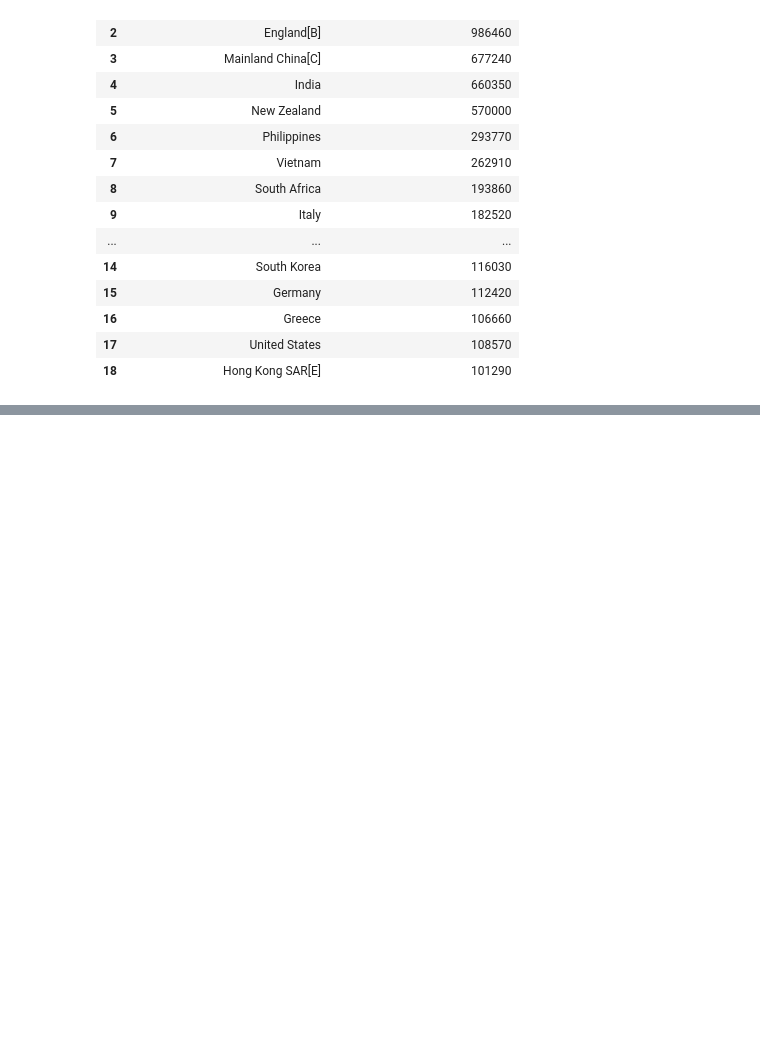
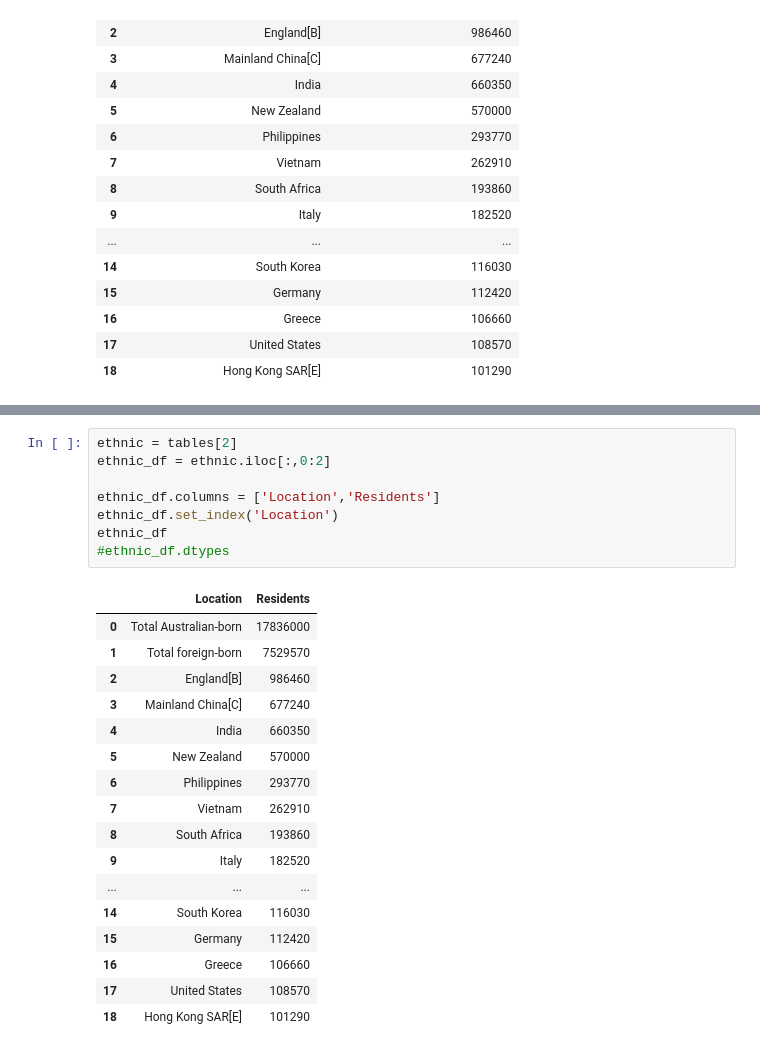
Before and after one commit to stepheng123/Project_Take2, a Jupyter notebook: scraping_pandas.ipynb, the cells around one changed output, grey strips where cells are left out. Drawn from its saved outputs; the diff is of its cells as text; blank space fills up the shorter version.

```diff
--- a/scraping_pandas.ipynb
+++ b/scraping_pandas.ipynb
@@ -128,0 +182,26 @@ tables[1]
+# %%
+ethnic = tables[2]
+ethnic_df = ethnic.iloc[:,0:2]
+
+ethnic_df.columns = ['Location','Residents']
+ethnic_df.set_index('Location')
+ethnic_df
+#ethnic_df.dtypes
+# %% [output]
+|  | Location | Residents |
+| 0 | Total Australian-born | 17836000 |
+| 1 | Total foreign-born | 7529570 |
+| 2 | England[B] | 986460 |
+| 3 | Mainland China[C] | 677240 |
+| 4 | India | 660350 |
+| 5 | New Zealand | 570000 |
+| 6 | Philippines | 293770 |
+| 7 | Vietnam | 262910 |
+| 8 | South Africa | 193860 |
+| 9 | Italy | 182520 |
+| ... | ... | ... |
+| 14 | South Korea | 116030 |
+| 15 | Germany | 112420 |
+| 16 | Greece | 106660 |
+| 17 | United States | 108570 |
+| 18 | Hong Kong SAR[E] | 101290 |
```
Also changed, not shown: parts of 11 cells of this notebook.
